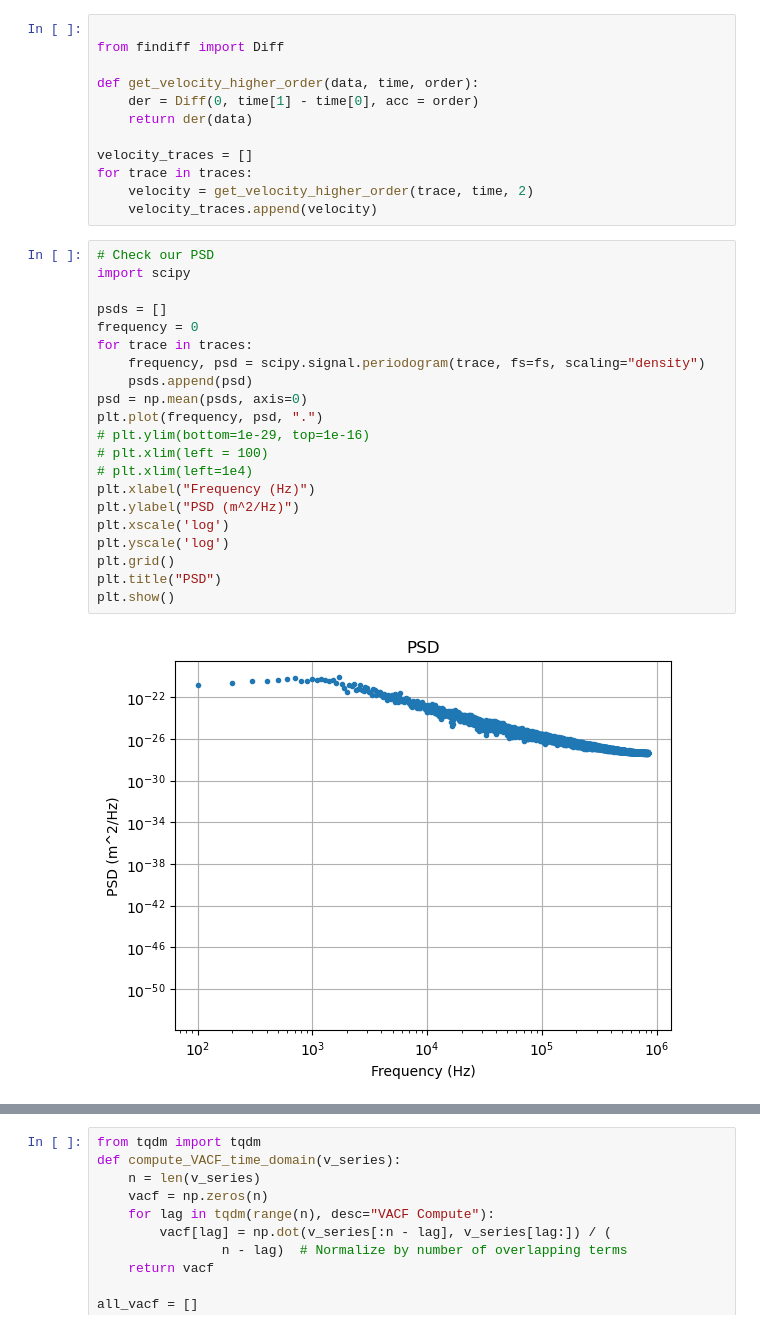
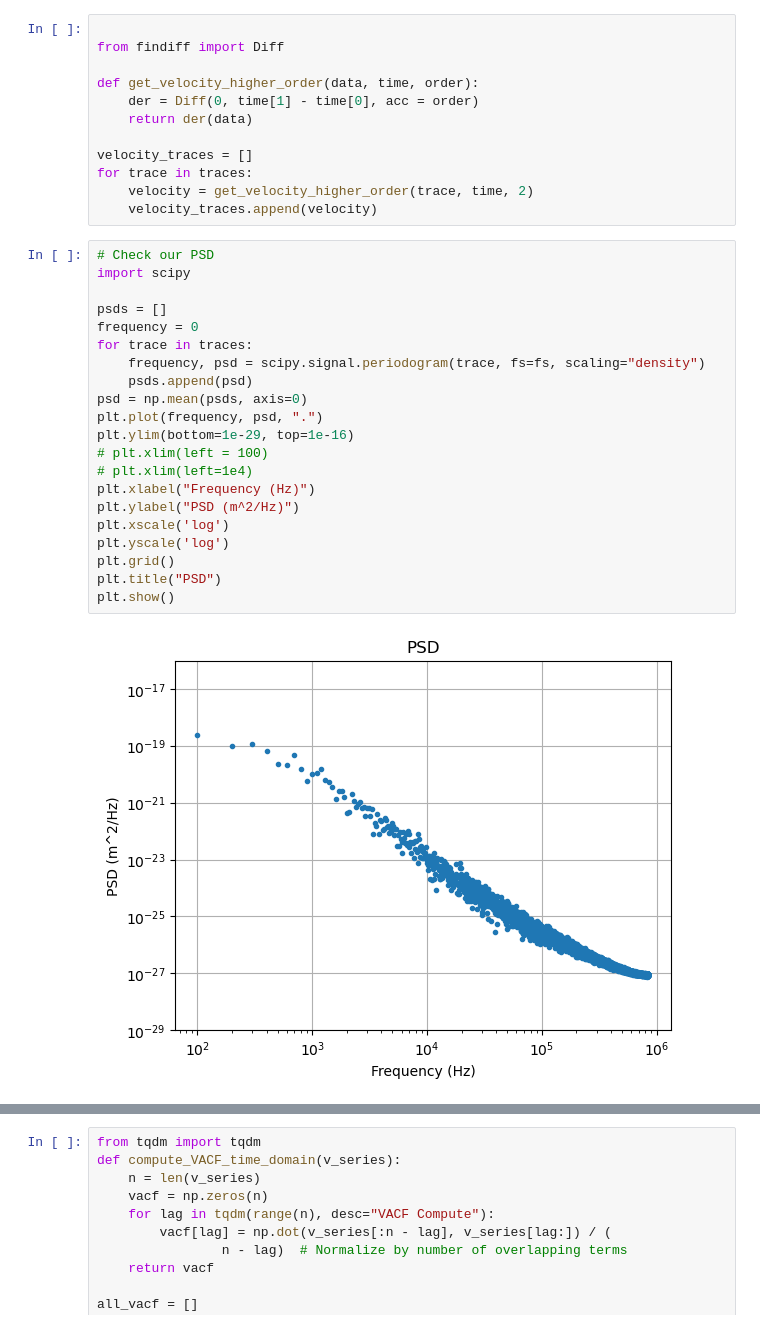
Before and after one commit to mcthumann/MarkovianEmbedding, a Jupyter notebook: sim_script.ipynb, the cells around one changed output, grey strips where cells are left out. Cells and saved outputs as stored; diff of their text form.

```diff
--- a/sim_script.ipynb
+++ b/sim_script.ipynb
@@ -230,23 +236,23 @@ for trace in traces:
 # %%
 # Check our PSD
 import scipy
 
 psds = []
 frequency = 0
 for trace in traces:
     frequency, psd = scipy.signal.periodogram(trace, fs=fs, scaling="density")
     psds.append(psd)
 psd = np.mean(psds, axis=0)
 plt.plot(frequency, psd, ".")
-# plt.ylim(bottom=1e-29, top=1e-16)
+plt.ylim(bottom=1e-29, top=1e-16)
 # plt.xlim(left = 100)
 # plt.xlim(left=1e4)
 plt.xlabel("Frequency (Hz)")
 plt.ylabel("PSD (m^2/Hz)")
 plt.xscale('log')
 plt.yscale('log')
 plt.grid()
 plt.title("PSD")
 plt.show()
 # %% [output]
-[figure, old version]
+[figure, new version]
```
Also changed, not shown: parts of 7 cells of this notebook.
